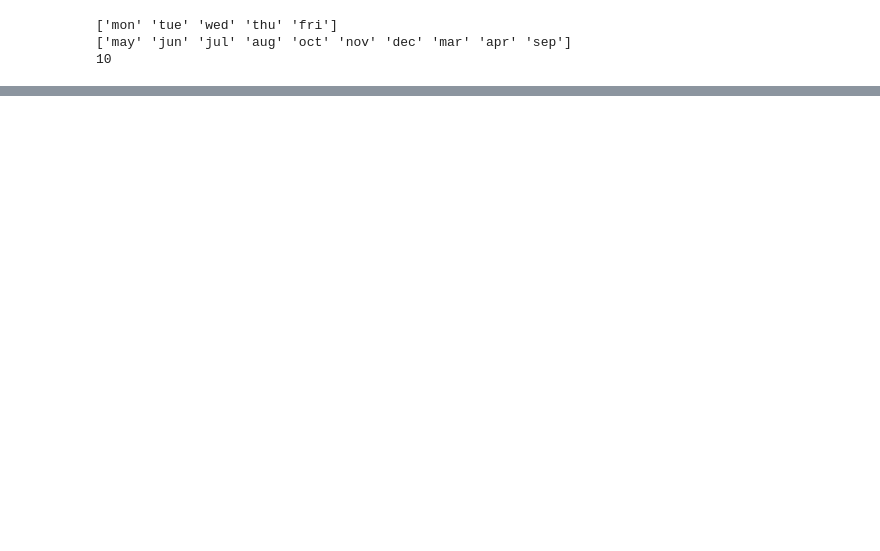
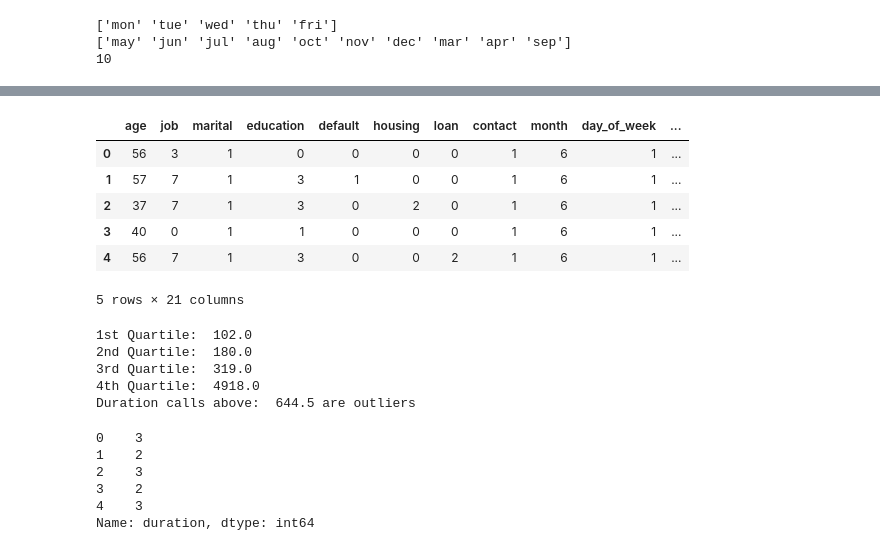
Before and after one commit to SidJain1412/BankMarketingEDA, a Jupyter notebook: EDA.ipynb, the cells around one changed output, grey strips where cells are left out. Saved outputs shown, nothing was run; the diff lists cells and outputs as text; code cells hidden in the pictures; blank space fills up the shorter version.

```diff
--- a/EDA.ipynb
+++ b/EDA.ipynb
@@ -3,6 +3,7 @@ import pandas as pd
 import matplotlib.pyplot as plt
 import seaborn as sns
 %matplotlib inline
+pd.options.display.max_columns = None
 # %%
 df = pd.read_csv("Data/bank-additional-full.csv", sep=';')
 df.head()
@@ -199,0 +222,34 @@ print(len(df.month.unique()))
+# %%
+month_le = LabelEncoder()
+df.month = month_le.fit_transform(df.month)
+
+day_le = LabelEncoder()
+df.day_of_week = day_le.fit_transform(df.day_of_week)
+# %%
+df.head()
+# %% [output]
+|  | age | job | marital | education | default | housing | loan | contact | month | day_of_week | ... |
+| 0 | 56 | 3 | 1 | 0 | 0 | 0 | 0 | 1 | 6 | 1 | ... |
+| 1 | 57 | 7 | 1 | 3 | 1 | 0 | 0 | 1 | 6 | 1 | ... |
+| 2 | 37 | 7 | 1 | 3 | 0 | 2 | 0 | 1 | 6 | 1 | ... |
+| 3 | 40 | 0 | 1 | 1 | 0 | 0 | 0 | 1 | 6 | 1 | ... |
+| 4 | 56 | 7 | 1 | 3 | 0 | 0 | 2 | 1 | 6 | 1 | ... |
+5 rows × 21 columns
+# %%
+print('1st Quartile: ', df['duration'].quantile(q = 0.25))
+print('2nd Quartile: ', df['duration'].quantile(q = 0.50))
+print('3rd Quartile: ', df['duration'].quantile(q = 0.75))
+print('4th Quartile: ', df['duration'].quantile(q = 1.00))
+#Calculate the outliers:
+  # Interquartile range, IQR = Q3 - Q1
+  # lower 1.5*IQR whisker = Q1 - 1.5 * IQR
+  # Upper 1.5*IQR whisker = Q3 + 1.5 * IQR
+
+print('Duration calls above: ', df['duration'].quantile(q = 0.75) +
+                      1.5*(df['duration'].quantile(q = 0.75) - df['duration'].quantile(q = 0.25)), 'are outliers')
+# %% [output]
+1st Quartile:  102.0
+2nd Quartile:  180.0
+3rd Quartile:  319.0
+4th Quartile:  4918.0
+Duration calls above:  644.5 are outliers
@@ -199,0 +262,9 @@ print(len(df.month.unique()))
+# %%
+df.duration[:5]
+# %% [output]
+0    3
+1    2
+2    3
+3    2
+4    3
+Name: duration, dtype: int64
```
Also changed, not shown: parts of 13 cells of this notebook.
